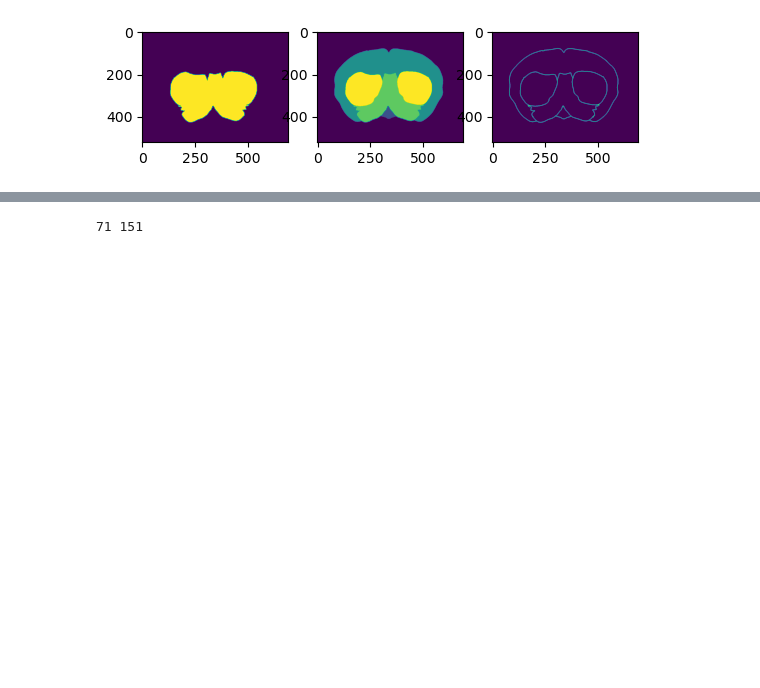
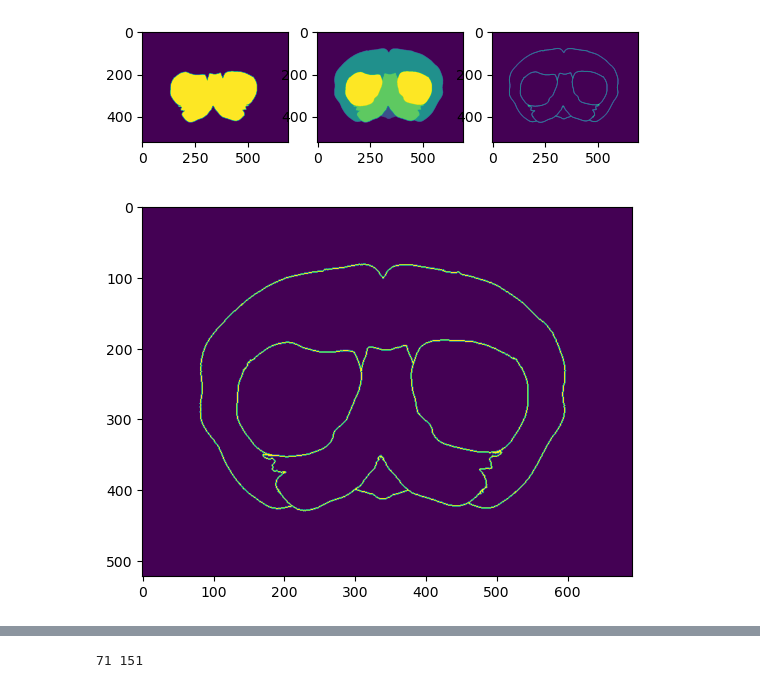
Before and after one commit to eisko/STP_analysis, a Jupyter notebook: STP_outlines.ipynb, the cells around one changed output, grey strips where cells are left out. Drawn from its saved outputs; the diff is of its cells as text; code cells hidden in the pictures; blank space fills up the shorter version.

Commit message:
finish boundaries fxn

```diff
--- a/STP_outlines.ipynb
+++ b/STP_outlines.ipynb
@@ -115,3 +115,20 @@ axs[2].imshow(stri_slice_boundaries)
 plt.show()
 # %% [output]
 [figure]
+# %%
+# STR slice outline
+mask_order = ["grey", "CTX", "STR", "CP"]
+mask_indices = [i for i, val in enumerate(areas) if val in mask_order]
+mask_list = [array for i, array in enumerate(steg_masks) if i in mask_indices]
+
+
+flur_keep = "STR"
+flur_index = areas.index(flur_keep)
+stri = steg_masks[flur_index]
+
+im = make_boundaries(areas_list=mask_order, mask_list=steg_masks, roi="STR")
+
+plt.imshow(im)
+plt.show()
+# %% [output]
+[figure, added]
```
Also changed, not shown: parts of 1 cell of this notebook, 1 other file.
